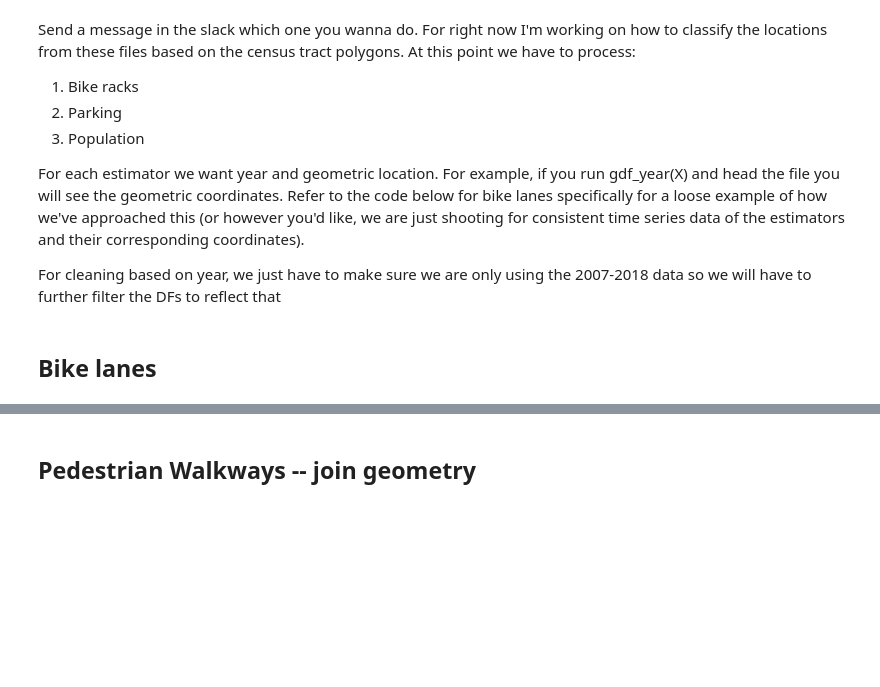
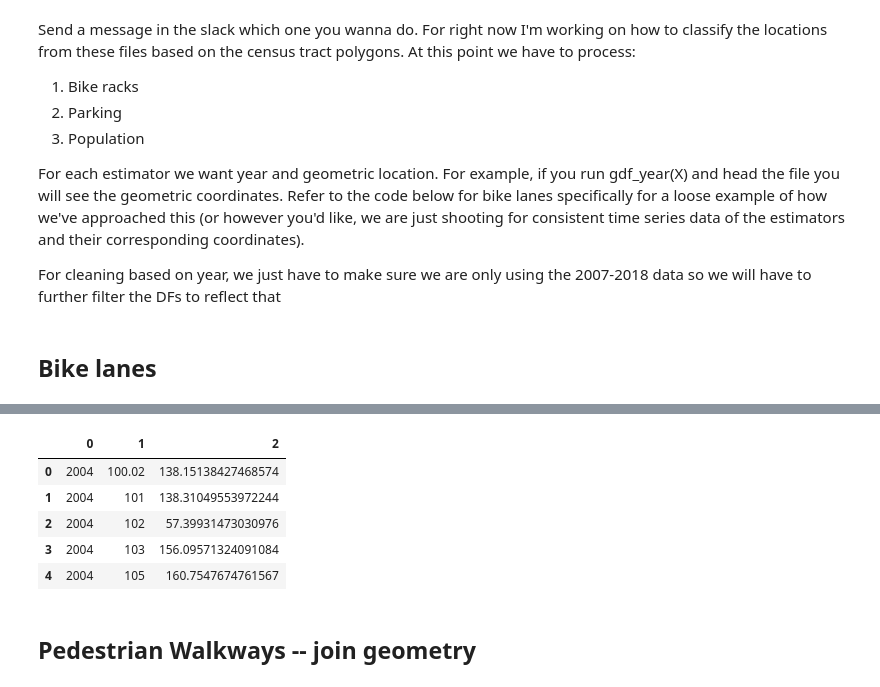
Before and after one commit to Greening-Seattle/Prediction, a Jupyter notebook: Prediction_GeoSegmentation.ipynb, the cells around one changed output, grey strips where cells are left out. Drawn from its saved outputs; the diff is of its cells as text; code cells hidden in the pictures; blank space fills up the shorter version.

```diff
--- a/Prediction_GeoSegmentation.ipynb
+++ b/Prediction_GeoSegmentation.ipynb
@@ -173,3 +161,23 @@ lanes_years.drop(columns=['SHAPE_Area','index_right'])
+# %%
+lengths = pd.Series(lanes_years['SHAPE_Leng'].values)
+
+year_lane = []
+tract_lane = []
+
+for i in range(np.size(lengths)):
+    year_lane.append(lanes_years.index.values[i][0])
+for k in range(np.size(lengths)):
+    tract_lane.append(lanes_years.index.values[k][1])
+
+df_lanes = pd.DataFrame(np.stack((year_lane,tract_lane,lengths)).T)
+df_lanes.head()
+# %% [output]
+|  | 0 | 1 | 2 |
+| 0 | 2004 | 100.02 | 138.15138427468574 |
+| 1 | 2004 | 101 | 138.31049553972244 |
+| 2 | 2004 | 102 | 57.39931473030976 |
+| 3 | 2004 | 103 | 156.09571324091084 |
+| 4 | 2004 | 105 | 160.7547674761567 |
 # %% [markdown]
 ## Pedestrian Walkways -- join geometry
 # %%
```
Also changed, not shown: parts of 13 cells of this notebook.
